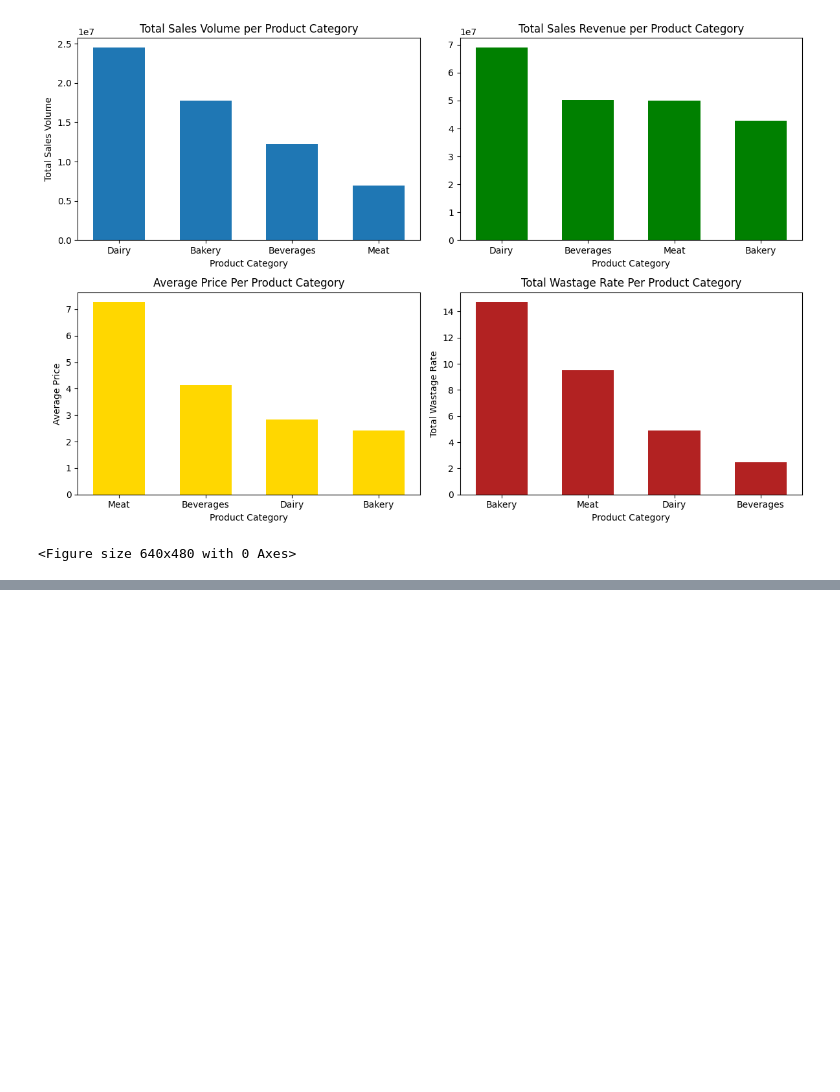
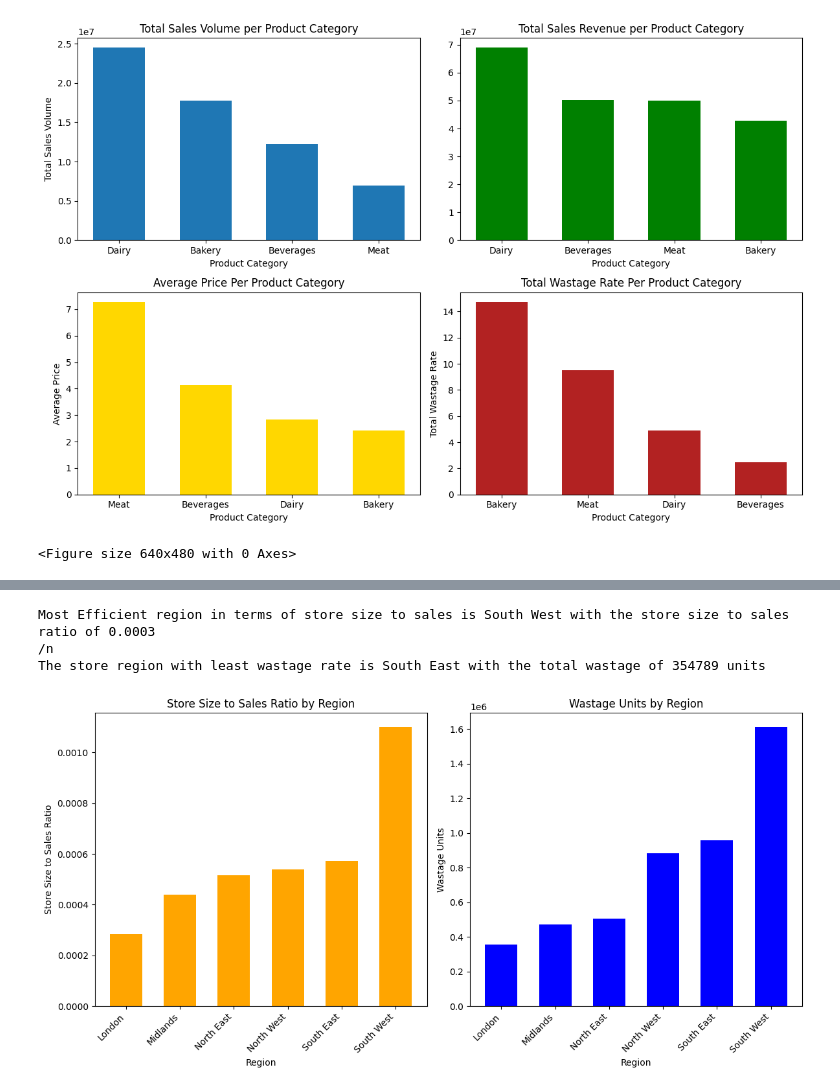
Before and after one commit to edwinaabam/FrostUK, a Jupyter notebook: EDA/eda2.ipynb, the cells around one changed output, grey strips where cells are left out. Cells and saved outputs as stored; diff of their text form; code cells hidden in the pictures; blank space fills up the shorter version.

```diff
--- a/EDA/eda2.ipynb
+++ b/EDA/eda2.ipynb
@@ -230,0 +447,43 @@ plt.savefig("category_performance_dashboard.png", dpi=300, bbox_inches='tight')
+# %%
+
+regional_sales_performance['Store_size_by_sales'] = regional_sales_performance['Store_Size']/regional_sales_performance['Units_Sold']
+
+
+print(f"Most Efficient region in terms of store size to sales is {regional_sales_performance['Store_size_by_sales'].idxmin()} with the store size to sales ratio of {regional_sales_performance['Store_size_by_sales'].min():.4f}")
+
+print("/n")
+print(f"The store region with least wastage rate is {regional_sales_performance['Wastage_Units'].idxmin()} with the total wastage of {regional_sales_performance['Wastage_Units'].min()} units")
+
+
+#plot store size to sales ratio by region and wastage rate on 2 subplots: tilt the values of x-axis for better visibility
+plt.figure(figsize=(12,6))
+plt.subplot(1,2,1)
+plt.bar(regional_sales_performance.index,
+        regional_sales_performance['Store_size_by_sales'].sort_values(ascending=True),
+        color='orange',
+        width=0.6)
+plt.title('Store Size to Sales Ratio by Region')
+plt.xlabel('Region')
+plt.xticks(rotation=45, ha='right')  # Rotate labels and align to right
+plt.ylabel('Store Size to Sales Ratio')
+
+
+# regional wastage units
+plt.subplot(1,2,2)
+plt.bar(regional_sales_performance.index,
+        regional_sales_performance['Wastage_Units'].sort_values(ascending=True),
+        color='blue',
+        width=0.6)
+plt.title('Wastage Units by Region')
+plt.xlabel('Region')
+plt.xticks(rotation=45, ha='right')
+plt.ylabel('Wastage Units')
+
+
+plt.tight_layout()
+plt.show()
+# %% [output]
+Most Efficient region in terms of store size to sales is South West with the store size to sales ratio of 0.0003
+/n
+The store region with least wastage rate is South East with the total wastage of 354789 units
+[figure, added]
```
Also changed, not shown: parts of 41 cells of this notebook, 11 other files.
